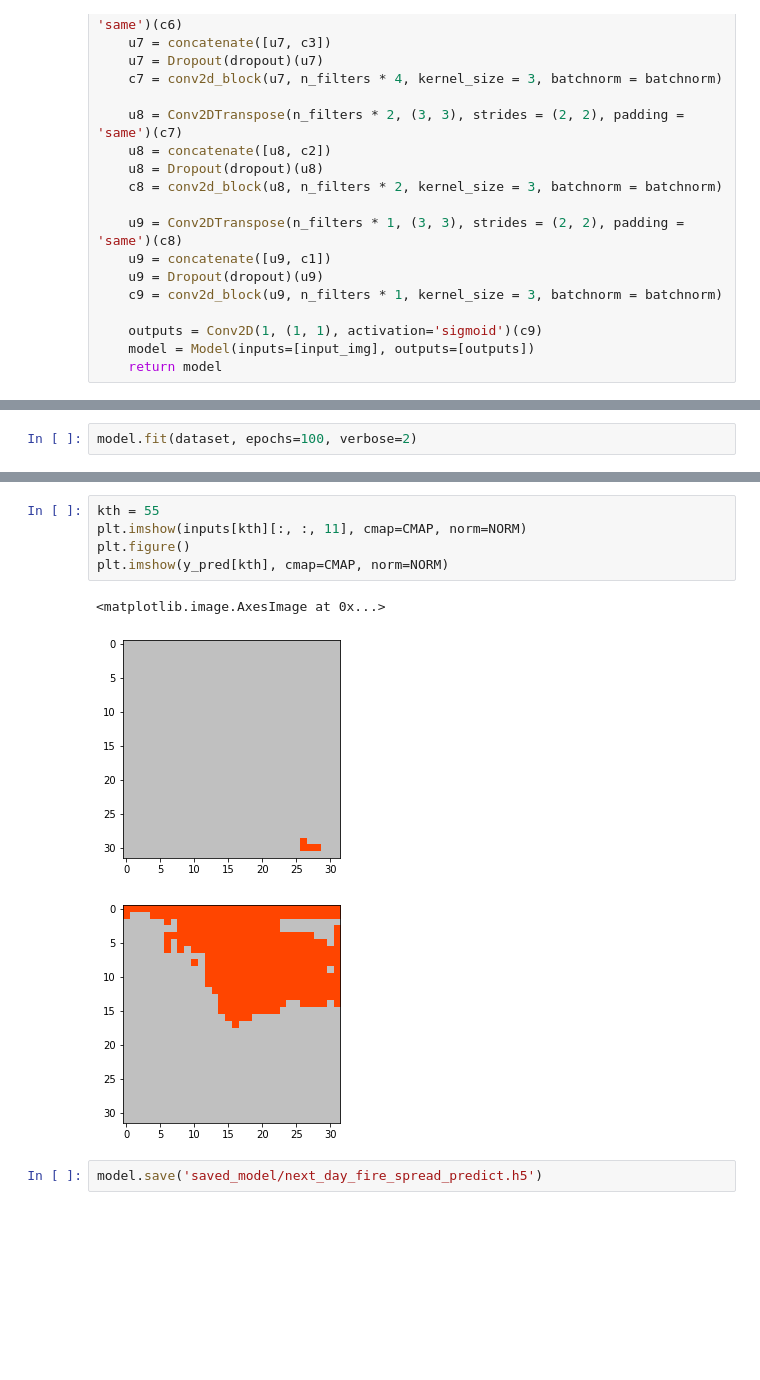
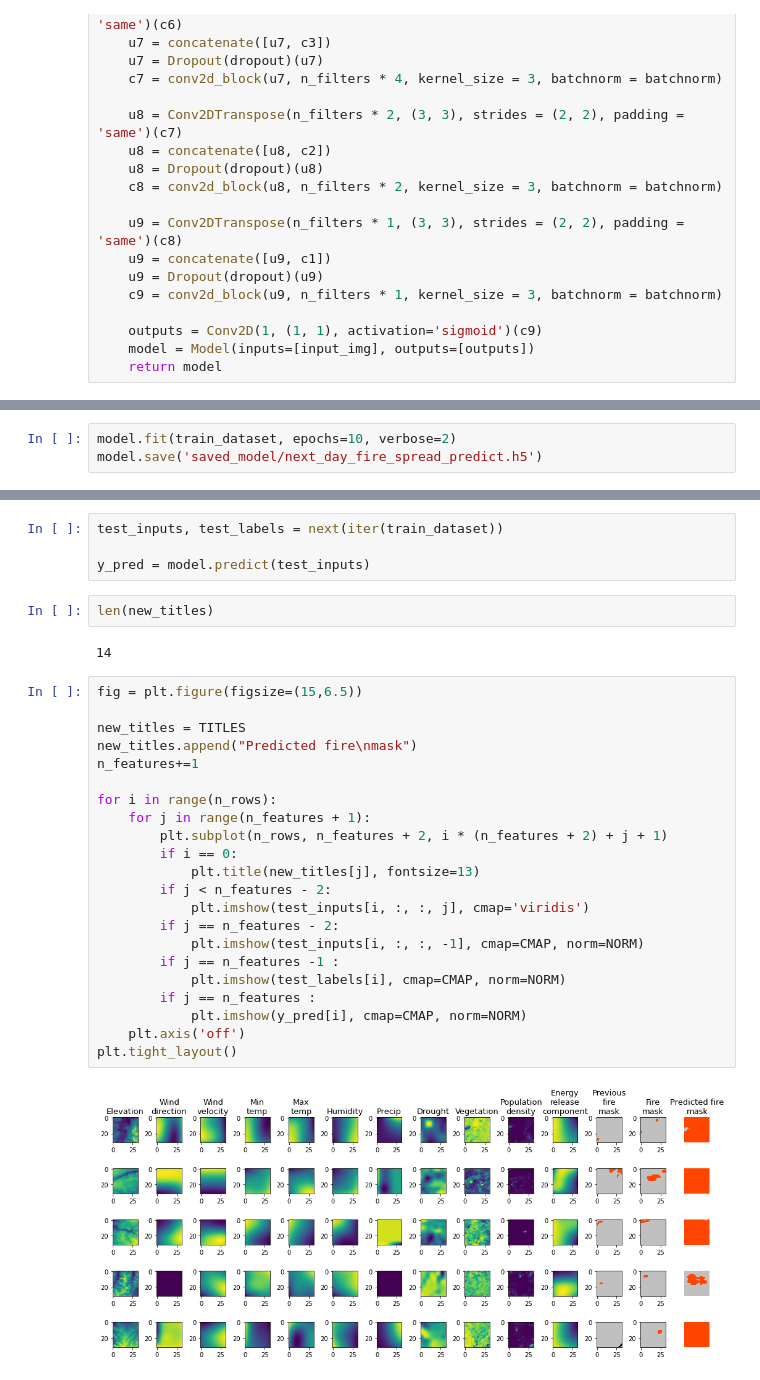
Before and after one commit to theyastustory/wolveshackathon-wildfire_detection-riskanalysis, a Jupyter notebook: risk_analysis/data-reader-and-visualization.ipynb, the cells around one changed output, grey strips where cells are left out. Saved outputs shown, nothing was run; the diff lists cells and outputs as text; blank space fills up the shorter version.

```diff
--- a/risk_analysis/data-reader-and-visualization.ipynb
+++ b/risk_analysis/data-reader-and-visualization.ipynb
@@ -512,5 +531,6 @@ Trainable params: 1,179,233
 Non-trainable params: 1,472
 __________________________________________________________________________________________________
 # %%
-model.fit(dataset, epochs=100, verbose=2)
+model.fit(train_dataset, epochs=10, verbose=2)
+model.save('saved_model/next_day_fire_spread_predict.h5')
 # %% [output]
@@ -546,11 +557,32 @@ plt.imshow(y_pred[kth], cmap=CMAP, norm=NORM)
-# %%
-kth = 55
-plt.imshow(inputs[kth][:, :, 11], cmap=CMAP, norm=NORM)
-plt.figure()
-plt.imshow(y_pred[kth], cmap=CMAP, norm=NORM)
-# %% [output]
-<matplotlib.image.AxesImage at 0x...>
-[figure, removed]
-[figure, removed]
-# %%
-model.save('saved_model/next_day_fire_spread_predict.h5')
+# %%
+test_inputs, test_labels = next(iter(train_dataset))
+
+y_pred = model.predict(test_inputs)
+# %%
+len(new_titles)
+# %% [output]
+14
+# %%
+fig = plt.figure(figsize=(15,6.5))
+
+new_titles = TITLES
+new_titles.append("Predicted fire\nmask")
+n_features+=1
+
+for i in range(n_rows):
+    for j in range(n_features + 1):
+        plt.subplot(n_rows, n_features + 2, i * (n_features + 2) + j + 1)
+        if i == 0:
+            plt.title(new_titles[j], fontsize=13)
+        if j < n_features - 2:
+            plt.imshow(test_inputs[i, :, :, j], cmap='viridis')
+        if j == n_features - 2:
+            plt.imshow(test_inputs[i, :, :, -1], cmap=CMAP, norm=NORM)
+        if j == n_features -1 :
+            plt.imshow(test_labels[i], cmap=CMAP, norm=NORM)
+        if j == n_features :
+            plt.imshow(y_pred[i], cmap=CMAP, norm=NORM)
+    plt.axis('off')
+plt.tight_layout()
+# %% [output]
+[figure, added]
```
Also changed, not shown: parts of 15 cells of this notebook.
